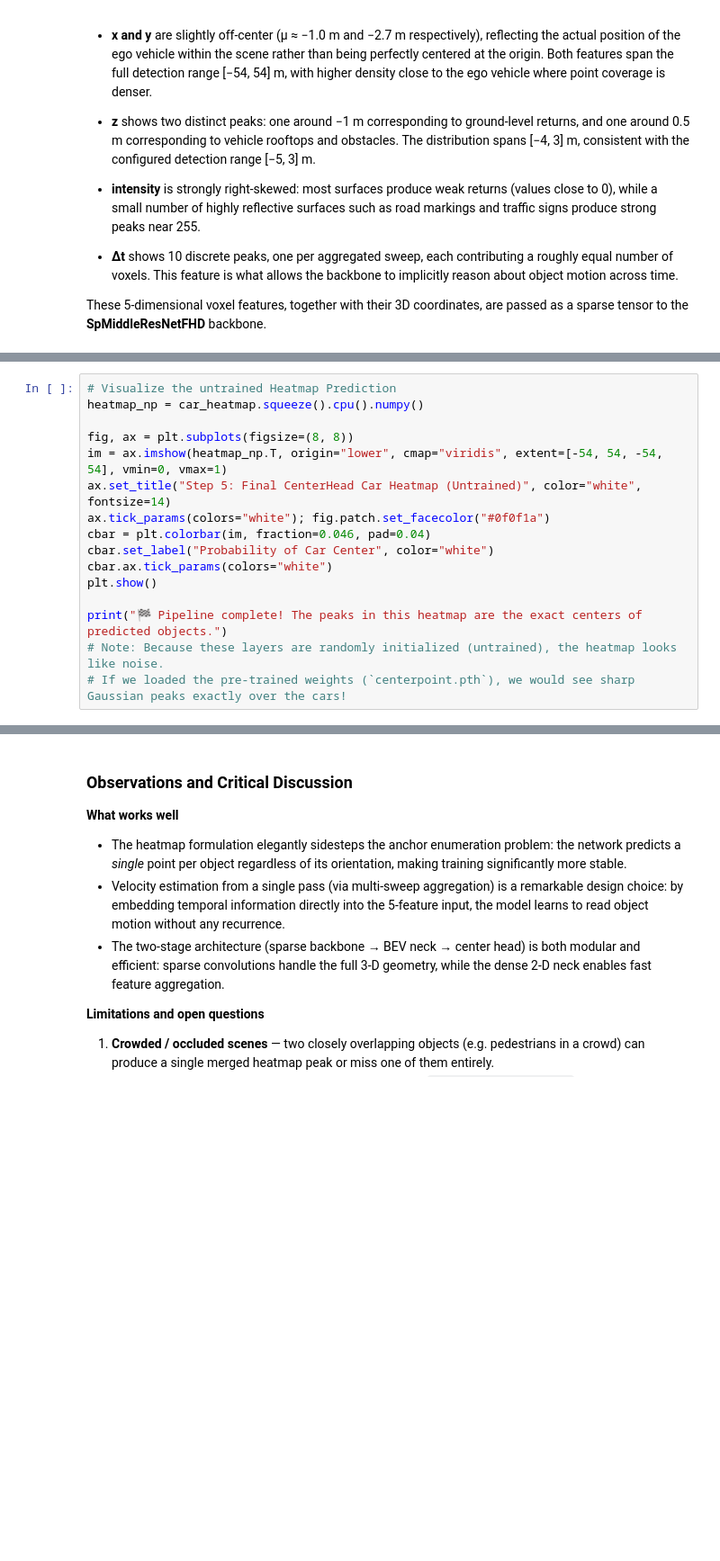
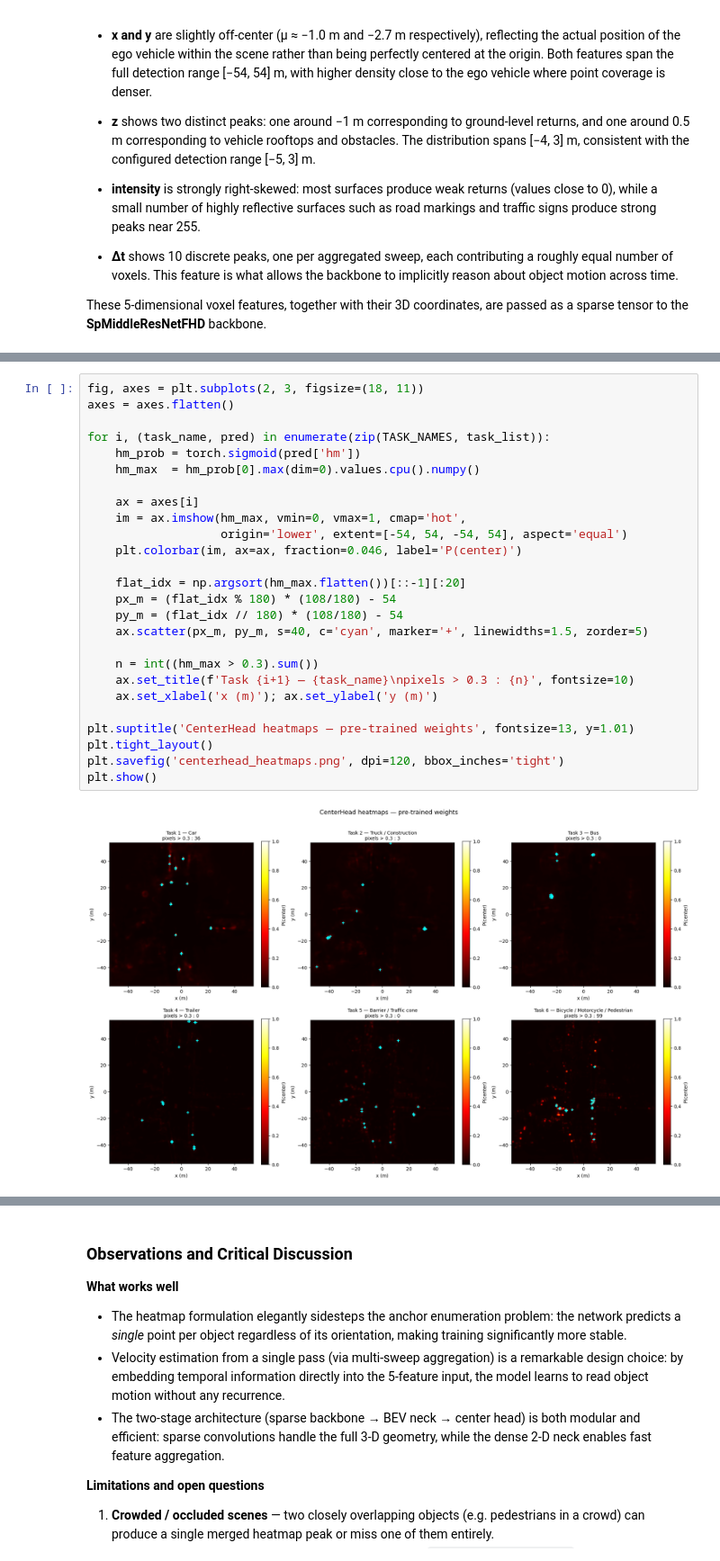
Before and after one commit to ErwanR123/Analysis_of_CenterPoint, a Jupyter notebook: my_analysis/01_Analysis_and_Experiments.ipynb, the cells around one changed output, grey strips where cells are left out. Shown at 90% size. Saved outputs shown, nothing was run; the diff lists cells and outputs as text; blank space fills up the shorter version.

```diff
--- a/my_analysis/01_Analysis_and_Experiments.ipynb
+++ b/my_analysis/01_Analysis_and_Experiments.ipynb
@@ -1016,16 +877,0 @@ Heatmap Output: torch.Size([1, 1, 180, 180]) -> [1 Batch, 1 Class, 180 H, 180 W]
-# %%
-# Visualize the untrained Heatmap Prediction
-heatmap_np = car_heatmap.squeeze().cpu().numpy()
-
-fig, ax = plt.subplots(figsize=(8, 8))
-im = ax.imshow(heatmap_np.T, origin="lower", cmap="viridis", extent=[-54, 54, -54, 54], vmin=0, vmax=1)
-ax.set_title("Step 5: Final CenterHead Car Heatmap (Untrained)", color="white", fontsize=14)
-ax.tick_params(colors="white"); fig.patch.set_facecolor("#0f0f1a")
-cbar = plt.colorbar(im, fraction=0.046, pad=0.04)
-cbar.set_label("Probability of Car Center", color="white")
-cbar.ax.tick_params(colors="white")
-plt.show()
-
-print("🏁 Pipeline complete! The peaks in this heatmap are the exact centers of predicted objects.")
-# Note: Because these layers are randomly initialized (untrained), the heatmap looks like noise.
-# If we loaded the pre-trained weights (`centerpoint.pth`), we would see sharp Gaussian peaks exactly over the cars!
@@ -1433,0 +1111,28 @@ Image("centerpoint_predictions.gif")
+# %%
+fig, axes = plt.subplots(2, 3, figsize=(18, 11))
+axes = axes.flatten()
+
+for i, (task_name, pred) in enumerate(zip(TASK_NAMES, task_list)):
+    hm_prob = torch.sigmoid(pred['hm'])
+    hm_max  = hm_prob[0].max(dim=0).values.cpu().numpy()
+
+    ax = axes[i]
+    im = ax.imshow(hm_max, vmin=0, vmax=1, cmap='hot',
+                   origin='lower', extent=[-54, 54, -54, 54], aspect='equal')
+    plt.colorbar(im, ax=ax, fraction=0.046, label='P(center)')
+
+    flat_idx = np.argsort(hm_max.flatten())[::-1][:20]
+    px_m = (flat_idx % 180) * (108/180) - 54
+    py_m = (flat_idx // 180) * (108/180) - 54
+    ax.scatter(px_m, py_m, s=40, c='cyan', marker='+', linewidths=1.5, zorder=5)
+
+    n = int((hm_max > 0.3).sum())
+    ax.set_title(f'Task {i+1} — {task_name}\npixels > 0.3 : {n}', fontsize=10)
+    ax.set_xlabel('x (m)'); ax.set_ylabel('y (m)')
+
+plt.suptitle('CenterHead heatmaps — pre-trained weights', fontsize=13, y=1.01)
+plt.tight_layout()
+plt.savefig('centerhead_heatmaps.png', dpi=120, bbox_inches='tight')
+plt.show()
+# %% [output]
+[figure, added]
```
Also changed, not shown: parts of 45 cells of this notebook.
